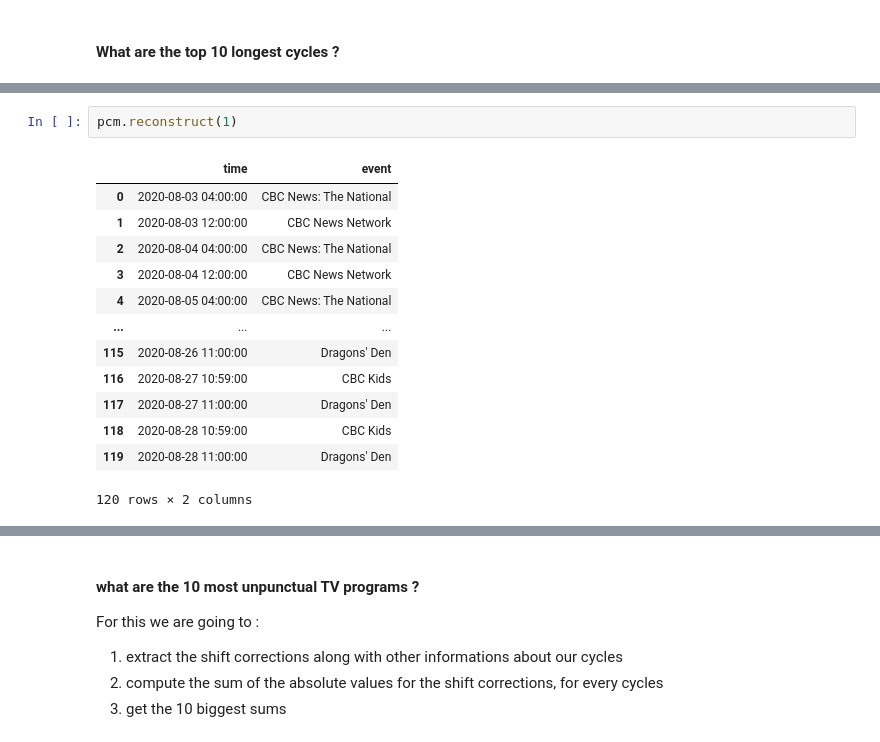
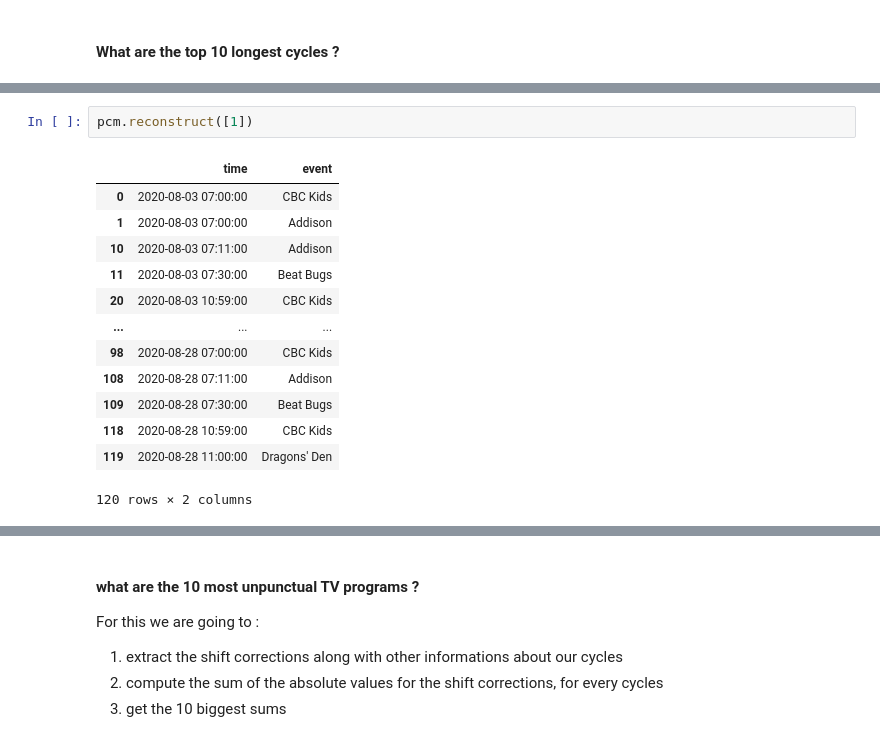
Before and after one commit to scikit-mine/scikit-mine, a Jupyter notebook: docs/tutorials/periodic/periodic_canadian_tv.ipynb, the cells around one changed output, grey strips where cells are left out. Cells and saved outputs as stored; diff of their text form.

```diff
--- a/docs/tutorials/periodic/periodic_canadian_tv.ipynb
+++ b/docs/tutorials/periodic/periodic_canadian_tv.ipynb
@@ -265,16 +274,16 @@ cycles.nlargest(10, ["length_major"])
 # %%
-pcm.reconstruct(1)
+pcm.reconstruct([1])
 # %% [output]
 |  | time | event |
-| 0 | 2020-08-03 04:00:00 | CBC News: The National |
-| 1 | 2020-08-03 12:00:00 | CBC News Network |
-| 2 | 2020-08-04 04:00:00 | CBC News: The National |
-| 3 | 2020-08-04 12:00:00 | CBC News Network |
-| 4 | 2020-08-05 04:00:00 | CBC News: The National |
+| 0 | 2020-08-03 07:00:00 | CBC Kids |
+| 1 | 2020-08-03 07:00:00 | Addison |
+| 10 | 2020-08-03 07:11:00 | Addison |
+| 11 | 2020-08-03 07:30:00 | Beat Bugs |
+| 20 | 2020-08-03 10:59:00 | CBC Kids |
 | ... | ... | ... |
-| 115 | 2020-08-26 11:00:00 | Dragons' Den |
-| 116 | 2020-08-27 10:59:00 | CBC Kids |
-| 117 | 2020-08-27 11:00:00 | Dragons' Den |
+| 98 | 2020-08-28 07:00:00 | CBC Kids |
+| 108 | 2020-08-28 07:11:00 | Addison |
+| 109 | 2020-08-28 07:30:00 | Beat Bugs |
 | 118 | 2020-08-28 10:59:00 | CBC Kids |
 | 119 | 2020-08-28 11:00:00 | Dragons' Den |
 120 rows × 2 columns
```
Also changed, not shown: parts of 11 cells of this notebook, 1 other file.
